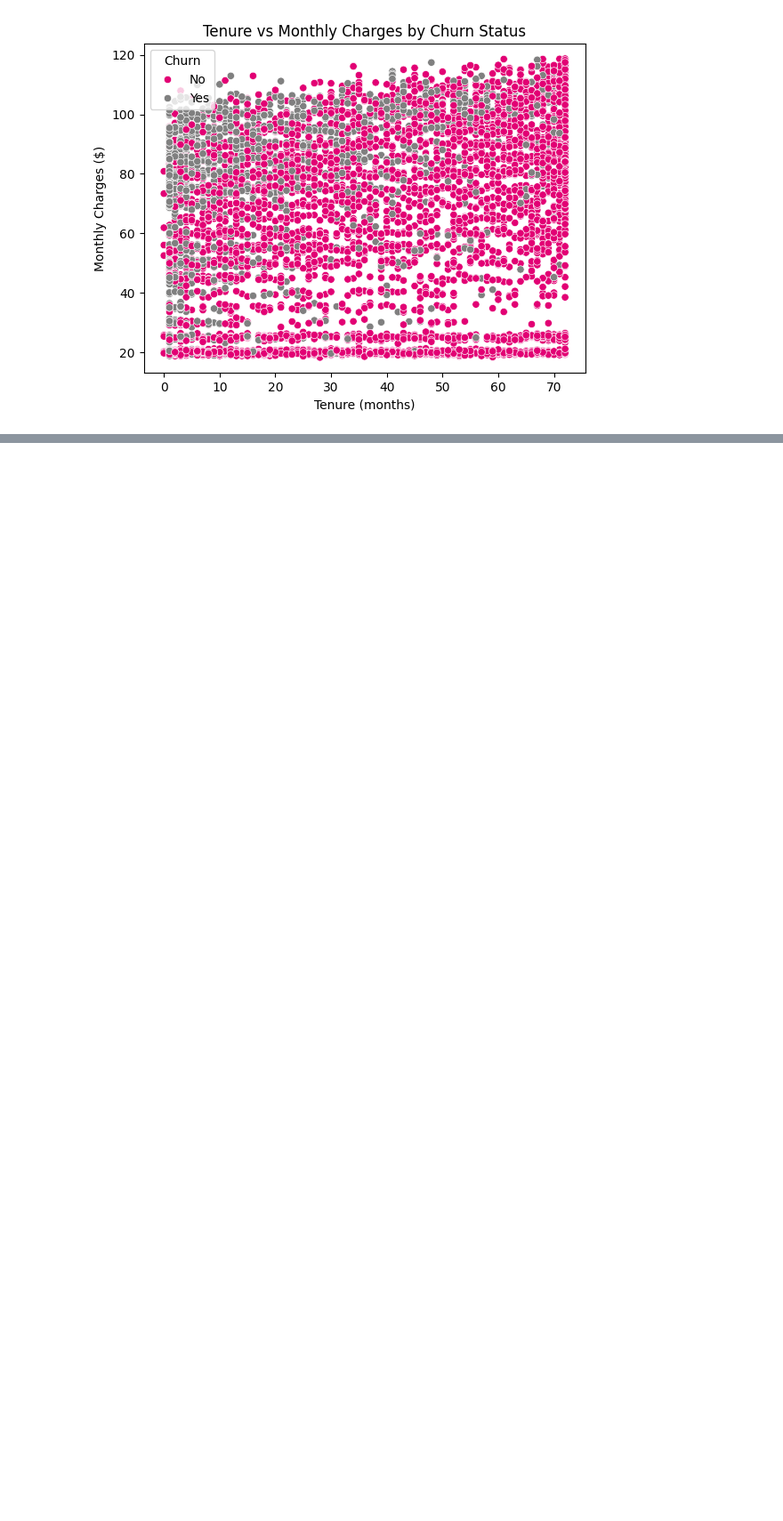
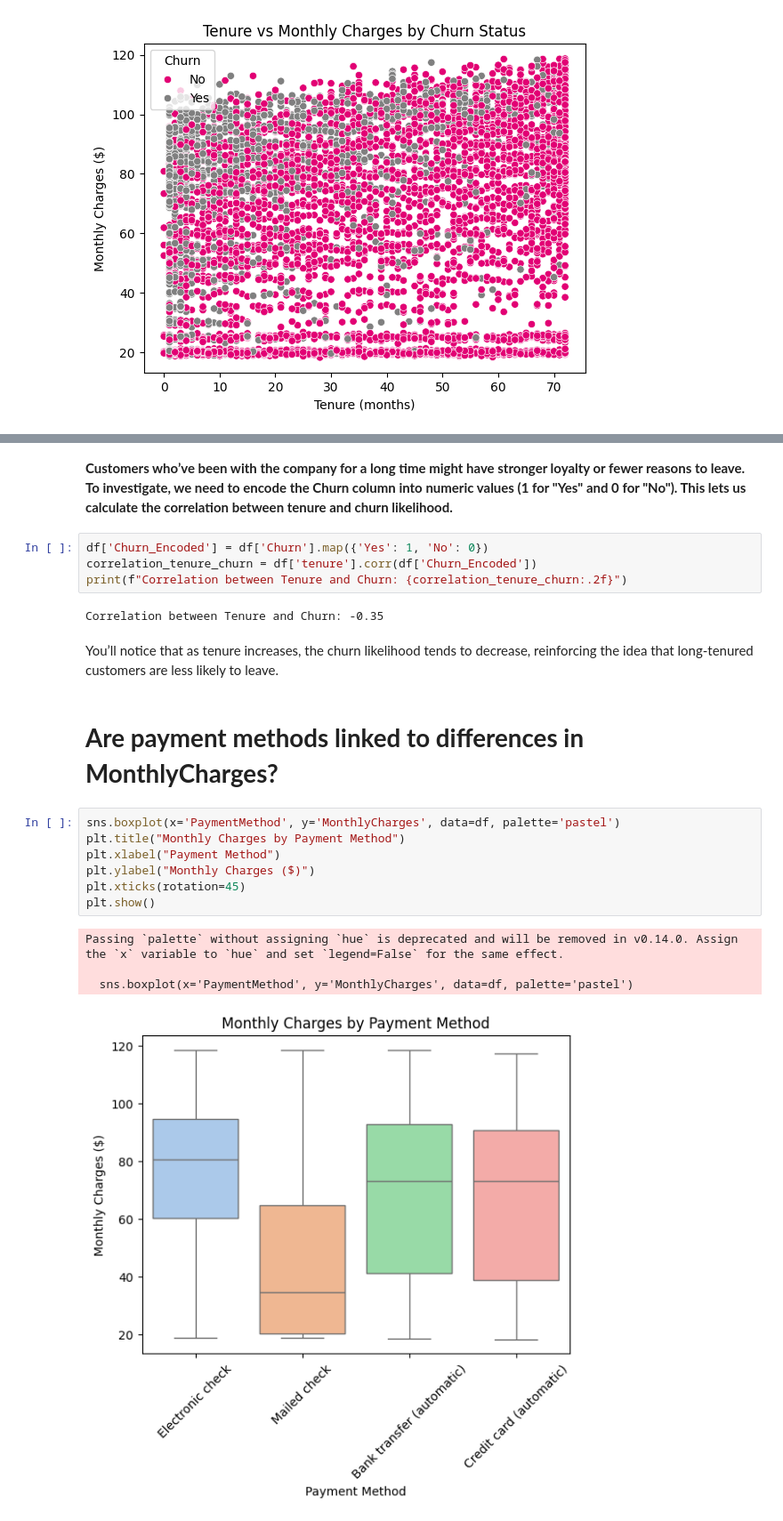
Before and after one commit to KhanhPhantxwes/T-Mobile_Churn_Analysis_Demo, a Jupyter notebook: Visulisation_TelecomChurn_Seaborn_Matplotlib.ipynb, the cells around one changed output, grey strips where cells are left out. Shown at 89% size. Drawn from its saved outputs; the diff is of its cells as text; blank space fills up the shorter version.

```diff
--- a/Visulisation_TelecomChurn_Seaborn_Matplotlib.ipynb
+++ b/Visulisation_TelecomChurn_Seaborn_Matplotlib.ipynb
@@ -117,0 +179,24 @@ plt.show()
+# %% [markdown]
+**Customers who’ve been with the company for a long time might have stronger loyalty or fewer reasons to leave. To investigate, we need to encode the Churn column into numeric values (1 for "Yes" and 0 for "No"). This lets us calculate the correlation between tenure and churn likelihood.**
+# %%
+df['Churn_Encoded'] = df['Churn'].map({'Yes': 1, 'No': 0})
+correlation_tenure_churn = df['tenure'].corr(df['Churn_Encoded'])
+print(f"Correlation between Tenure and Churn: {correlation_tenure_churn:.2f}")
+# %% [output]
+Correlation between Tenure and Churn: -0.35
+# %% [markdown]
+You’ll notice that as tenure increases, the churn likelihood tends to decrease, reinforcing the idea that long-tenured customers are less likely to leave.
+# %% [markdown]
+# **Are payment methods linked to differences in MonthlyCharges?**
+# %%
+sns.boxplot(x='PaymentMethod', y='MonthlyCharges', data=df, palette='pastel')
+plt.title("Monthly Charges by Payment Method")
+plt.xlabel("Payment Method")
+plt.ylabel("Monthly Charges ($)")
+plt.xticks(rotation=45)
+plt.show()
+# %% [output]
+Passing `palette` without assigning `hue` is deprecated and will be removed in v0.14.0. Assign the `x` variable to `hue` and set `legend=False` for the same effect.
+
+  sns.boxplot(x='PaymentMethod', y='MonthlyCharges', data=df, palette='pastel')
+[figure, added]
```
Also changed, not shown: parts of 10 cells of this notebook.
